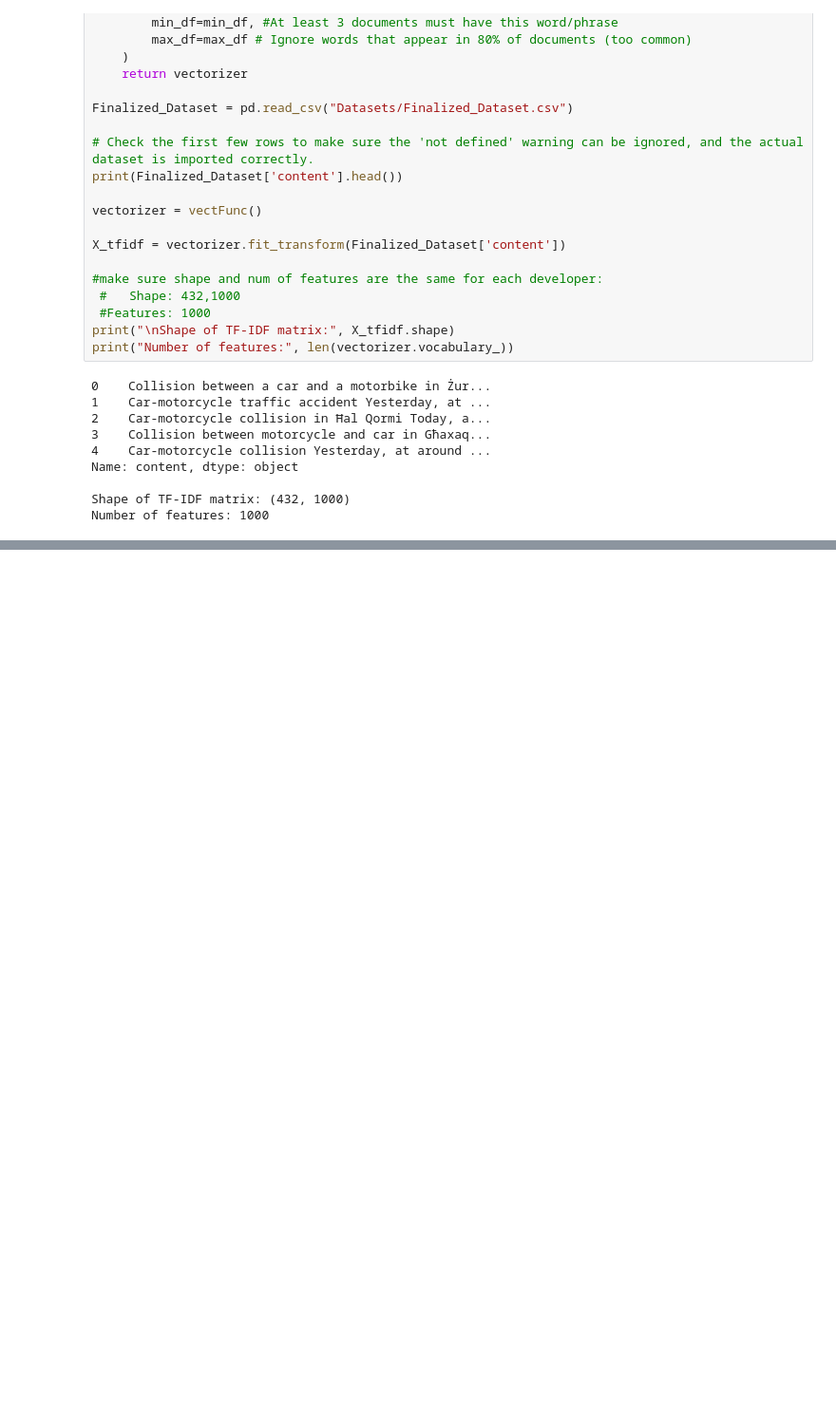
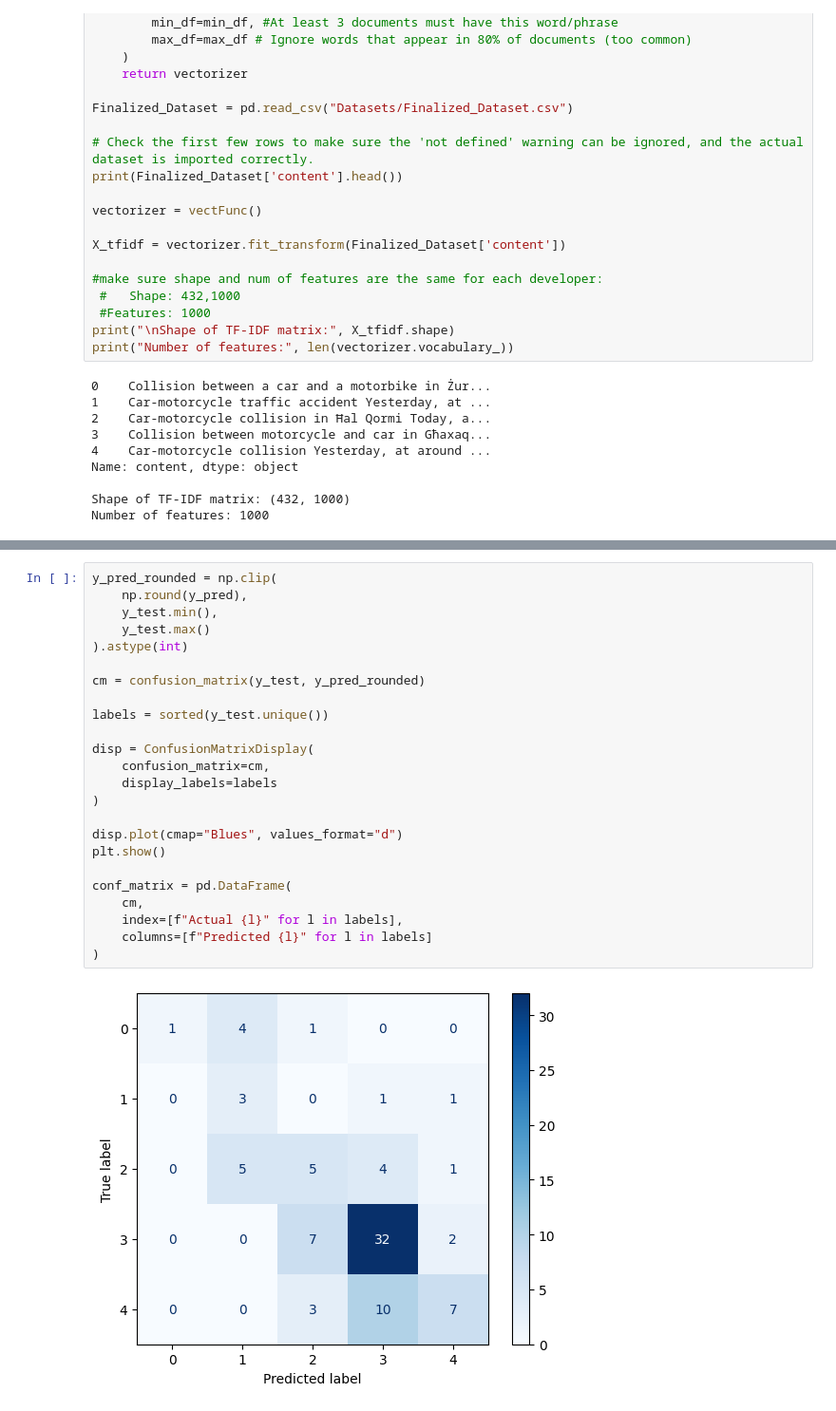
Before and after one commit to LucaKingu/Applied-Machine-Learning--ICS5110--Assignment, a Jupyter notebook: 3a_[techniquePlaceholder]_LukeCardona.ipynb, the cells around one changed output, grey strips where cells are left out. Shown at 95% size. Drawn from its saved outputs; the diff is of its cells as text; blank space fills up the shorter version.

```diff
--- a/3a_[techniquePlaceholder]_LukeCardona.ipynb
+++ b/3a_[techniquePlaceholder]_LukeCardona.ipynb
@@ -43,0 +260,26 @@ Number of features: 1000
+# %%
+y_pred_rounded = np.clip(
+    np.round(y_pred),
+    y_test.min(),
+    y_test.max()
+).astype(int)
+
+cm = confusion_matrix(y_test, y_pred_rounded)
+
+labels = sorted(y_test.unique())
+
+disp = ConfusionMatrixDisplay(
+    confusion_matrix=cm,
+    display_labels=labels
+)
+
+disp.plot(cmap="Blues", values_format="d")
+plt.show()
+
+conf_matrix = pd.DataFrame(
+    cm,
+    index=[f"Actual {l}" for l in labels],
+    columns=[f"Predicted {l}" for l in labels]
+)
+# %% [output]
+[figure, added]
```
Also changed, not shown: parts of 21 cells of this notebook.
